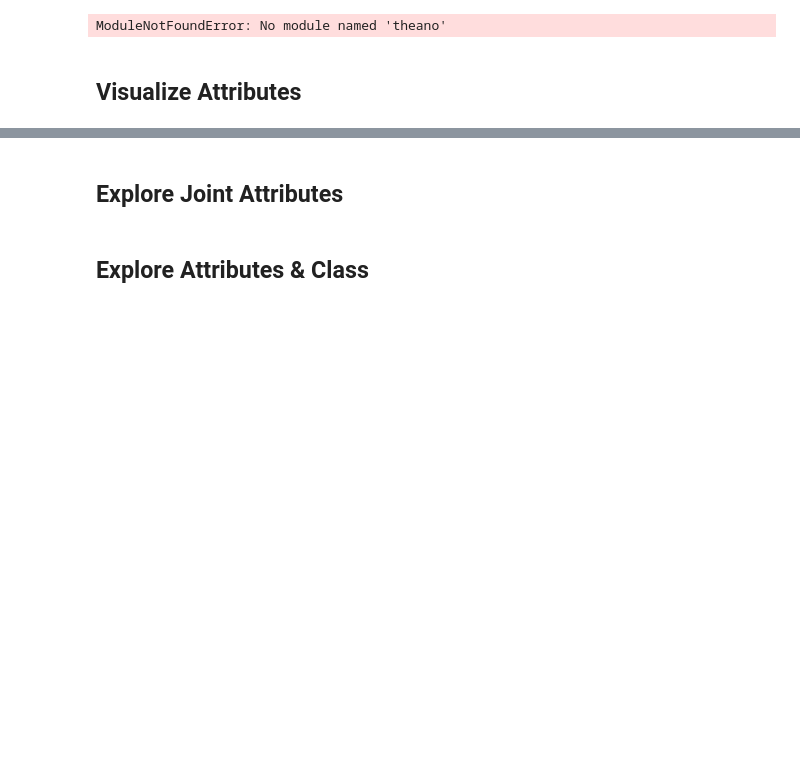
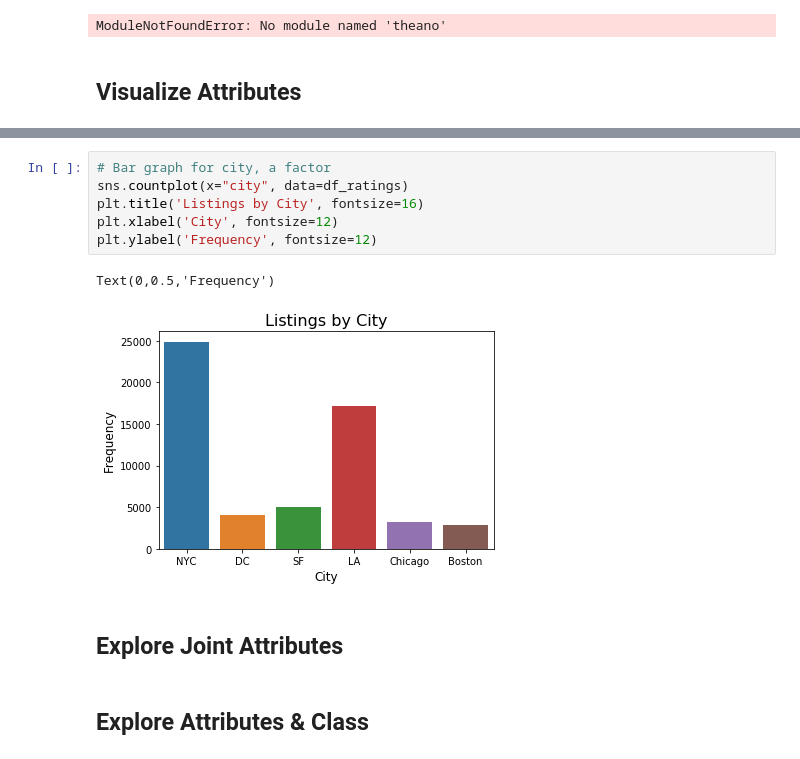
Before and after one commit to anguyen-07/DS7331-ML_Labs, a Jupyter notebook: DS7331_Lab1_VizProcessing_AirBnB.ipynb, the cells around one changed output, grey strips where cells are left out. Cells and saved outputs as stored; diff of their text form; blank space fills up the shorter version.

```diff
--- a/DS7331_Lab1_VizProcessing_AirBnB.ipynb
+++ b/DS7331_Lab1_VizProcessing_AirBnB.ipynb
@@ -134,3 +179,12 @@ import seaborn as sns
+# %%
+# Bar graph for city, a factor
+sns.countplot(x="city", data=df_ratings)
+plt.title('Listings by City', fontsize=16)
+plt.xlabel('City', fontsize=12)
+plt.ylabel('Frequency', fontsize=12)
+# %% [output]
+Text(0,0.5,'Frequency')
+[figure, added]
 # %% [markdown]
 ## Explore Joint Attributes
 # %% [markdown]
```
Also changed, not shown: parts of 8 cells of this notebook.
